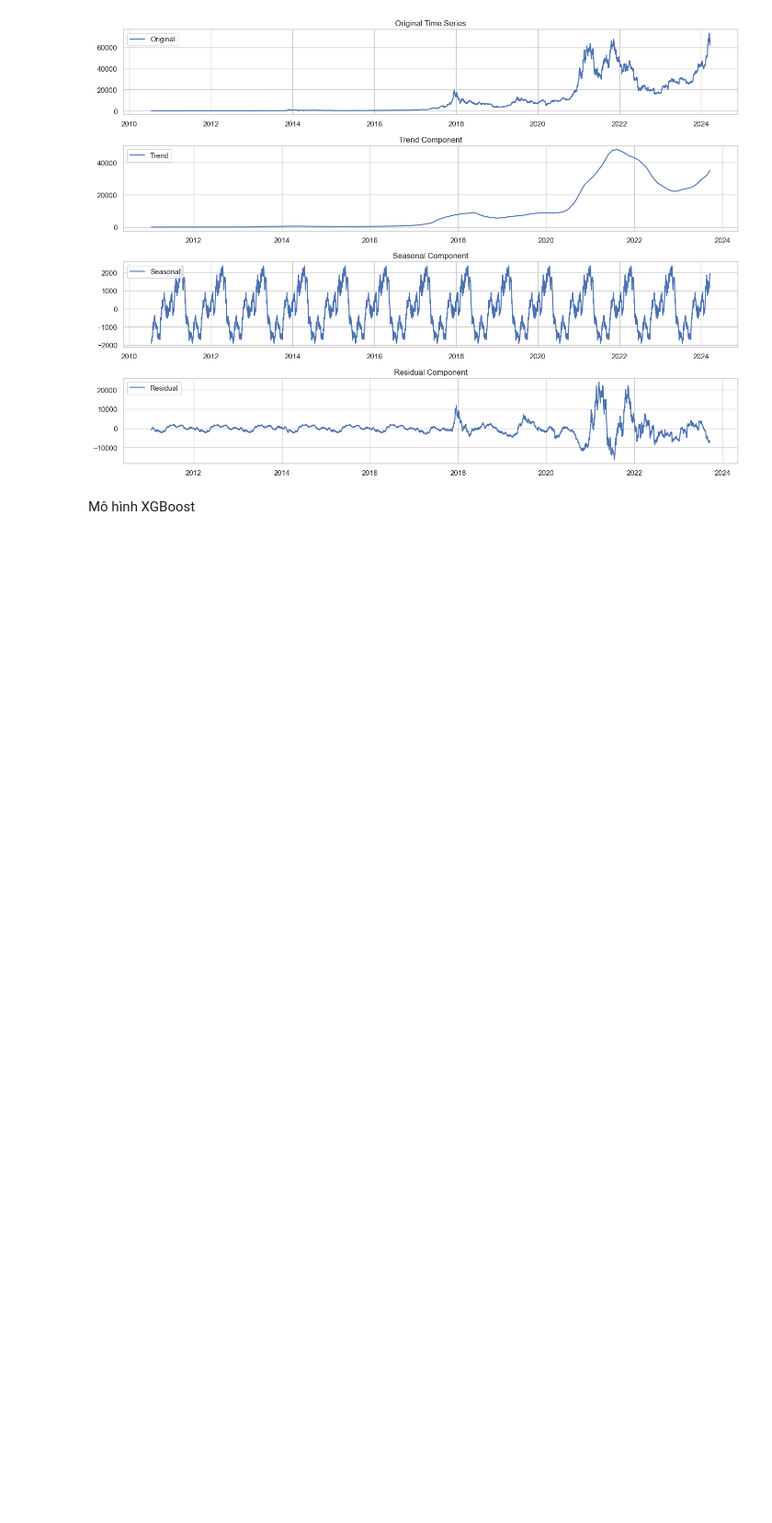
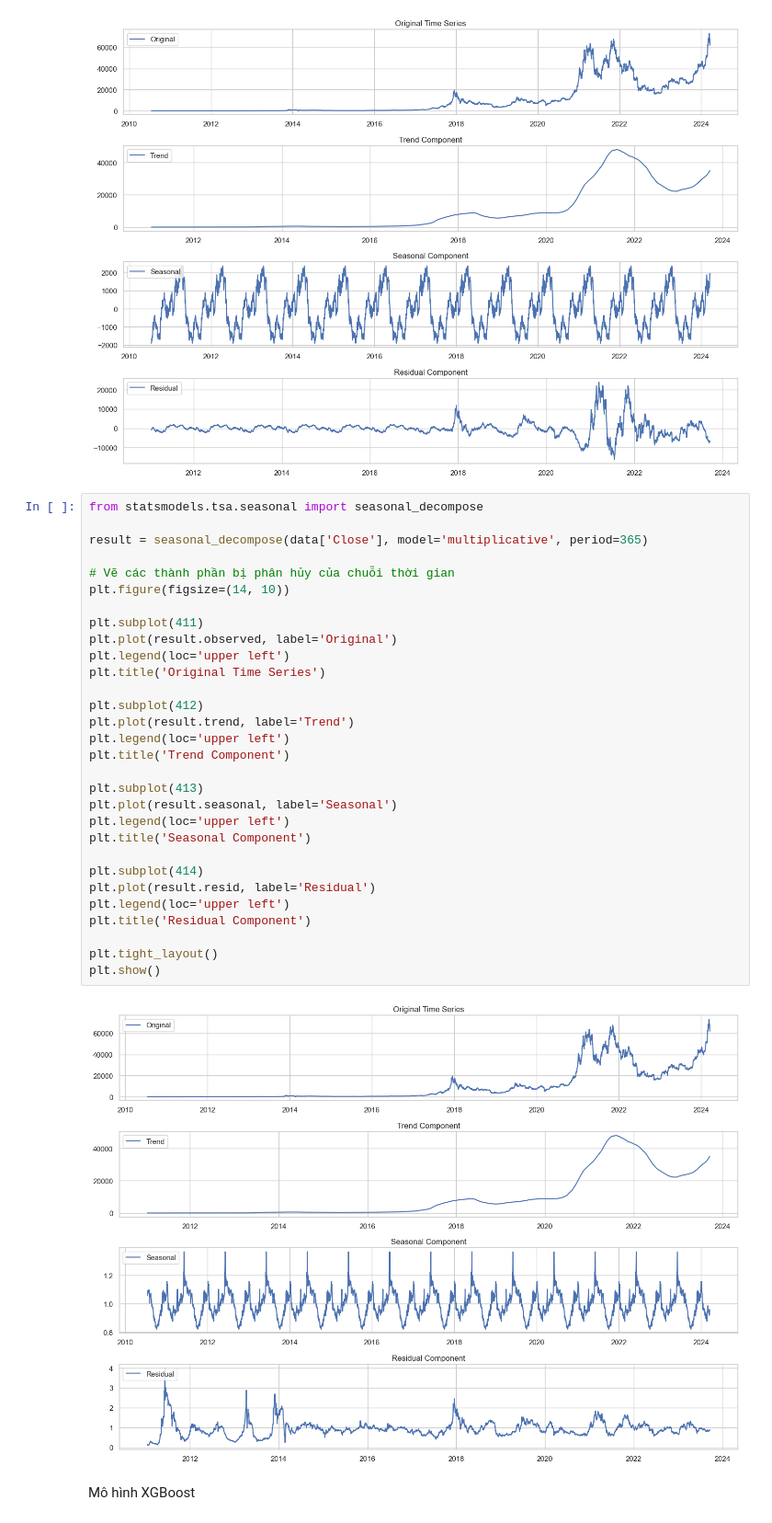
Before and after one commit to BachXZC2402/TimeSeries_Analysis, a Jupyter notebook: timeseries.ipynb, the cells around one changed output. Shown at 92% size. Drawn from its saved outputs; the diff is of its cells as text; blank space fills up the shorter version.

```diff
--- a/timeseries.ipynb
+++ b/timeseries.ipynb
@@ -184,6 +180,38 @@ plt.tight_layout()
 plt.show()
 # %% [output]
 [figure]
+# %%
+from statsmodels.tsa.seasonal import seasonal_decompose
+
+result = seasonal_decompose(data['Close'], model='multiplicative', period=365)
+
+# Vẽ các thành phần bị phân hủy của chuỗi thời gian
+plt.figure(figsize=(14, 10))
+
+plt.subplot(411)
+plt.plot(result.observed, label='Original')
+plt.legend(loc='upper left')
+plt.title('Original Time Series')
+
+plt.subplot(412)
+plt.plot(result.trend, label='Trend')
+plt.legend(loc='upper left')
+plt.title('Trend Component')
+
+plt.subplot(413)
+plt.plot(result.seasonal, label='Seasonal')
+plt.legend(loc='upper left')
+plt.title('Seasonal Component')
+
+plt.subplot(414)
+plt.plot(result.resid, label='Residual')
+plt.legend(loc='upper left')
+plt.title('Residual Component')
+
+plt.tight_layout()
+plt.show()
+# %% [output]
+[figure, added]
 # %% [markdown]
 Mô hình XGBoost
 # %%
```
Also changed, not shown: parts of 15 cells of this notebook, 1 other file.
